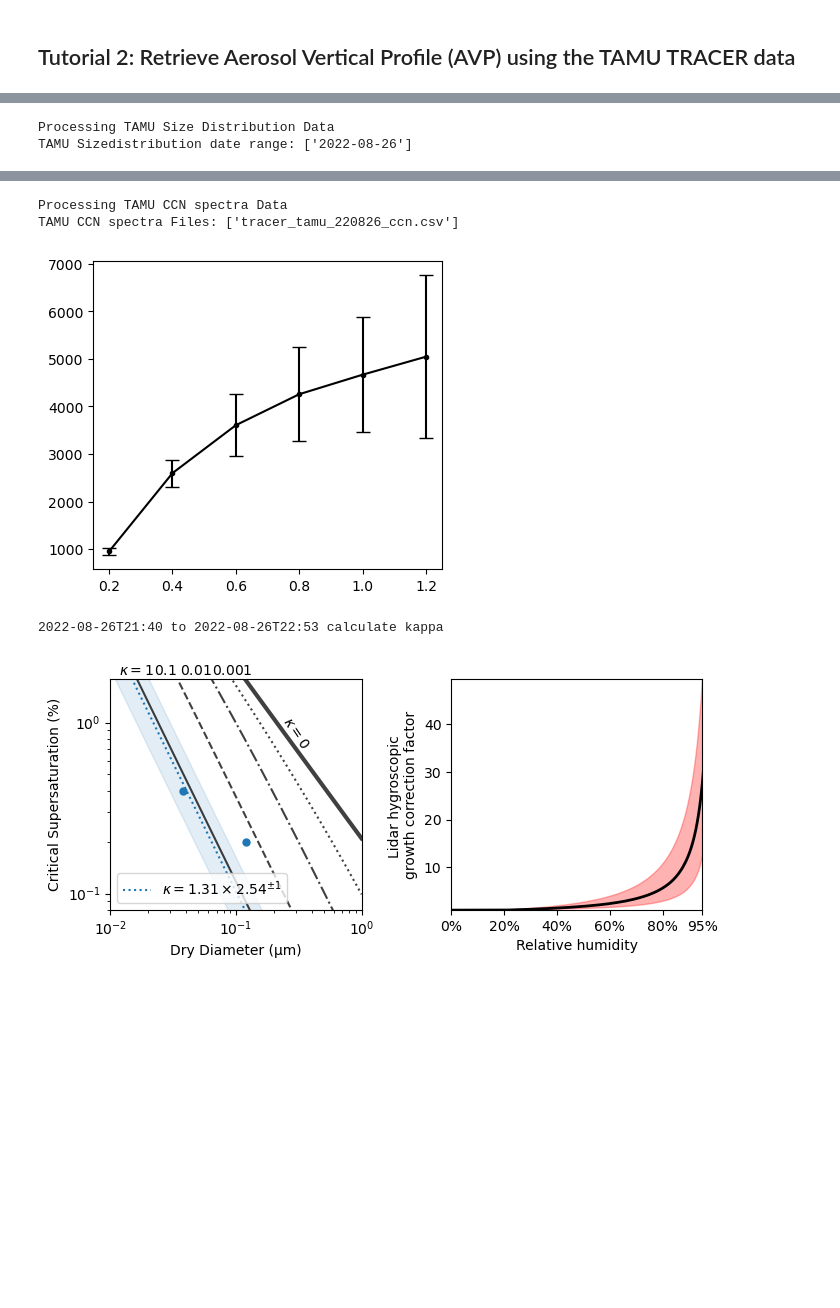
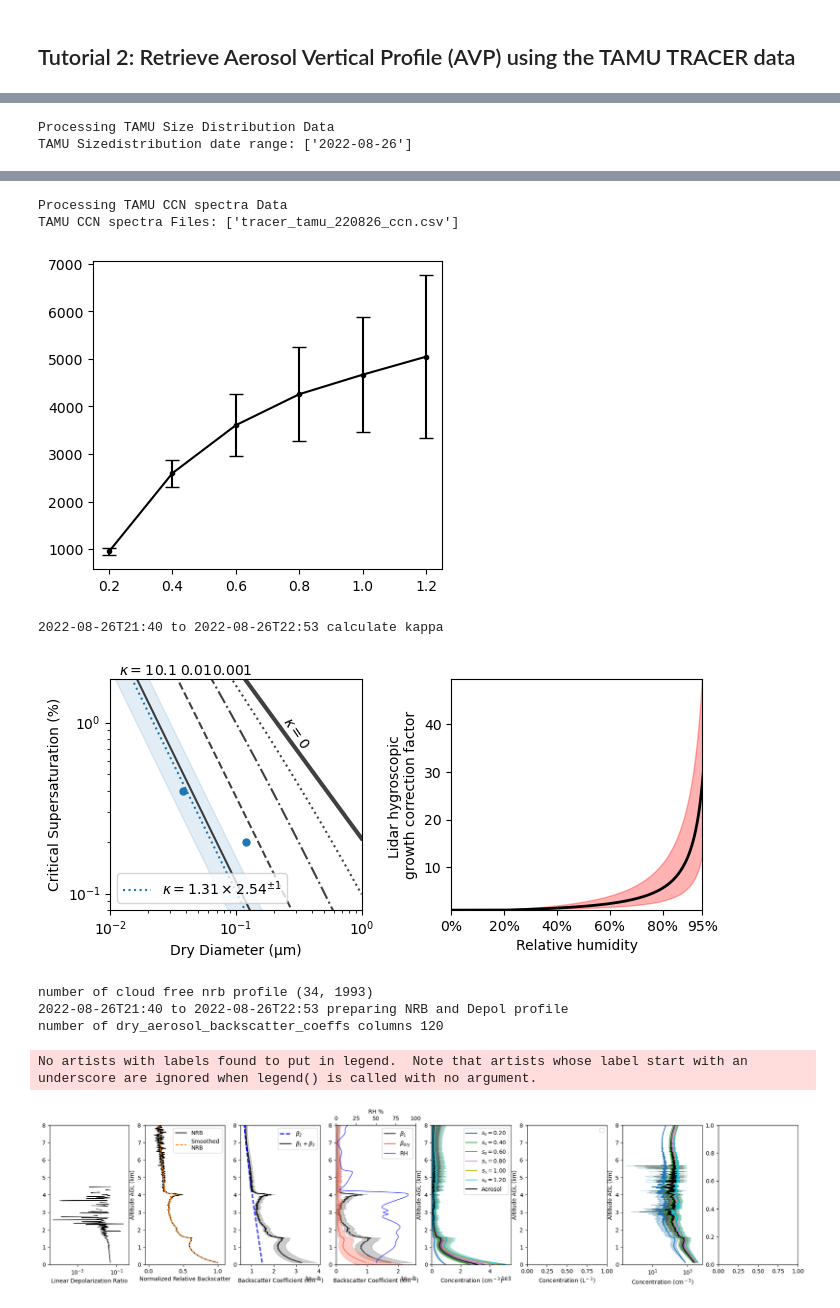
Before and after one commit to bochens/mplavp, a Jupyter notebook: dev/tutorial_2.ipynb, the cells around one changed output, grey strips where cells are left out. Cells and saved outputs as stored; diff of their text form; code cells hidden in the pictures; blank space fills up the shorter version.

```diff
--- a/dev/tutorial_2.ipynb
+++ b/dev/tutorial_2.ipynb
@@ -89,30 +89,86 @@ gmean_kappa, gstd_kappa, all_kappa, _fig, _axs \
                                                         savefig = False, showplot = False, output_folder = output_dir_path)
 
 hf_interp, hf_high_interp, hf_low_interp, _fig, _axs  \
             = tracer_avp_processing.calculate_humidification_factor(start_time, end_time,
                                                                     gmean_kappa, gstd_kappa,
                                                                     merged_diameter, mean_dndlogdp,
                                                                     rh_lim = 0.95, rh_dry = 0.2,
                                                                     fig = fig8, axs = axs8[1],
                                                                     wavelength = 532, ri_real = [1.44, 1.45, 1.46], ri_imaginary = 0, # 1.455
                                                                     savefig = True, showplot = True,
                                                                     output_folder = output_dir_path,
                                                                     fig_name = f'{start_time}_{end_time}_Kappa and humidification factor')
+
+fig10, axs10 = plt.subplots(nrows=1, ncols=8, figsize=(24,4.5))
+
+normalized_nrb, nrb_smoothed, cloudfree_depol_mean, fig9, axs9  \
+            = tracer_avp_processing.mpl_profile_prep(start_time, end_time,
+                                                        cloud_free_column,
+                                                        tamumpl_data.range, tamumpl_data.interpolated_nrb_copol,
+                                                        tamumpl_data.interpolated_nrb_crosspol, high_snr_depol,
+                                                        nb_factor=0.1, merge_range = 4.5, wavelet = "bior3.5" , ylim = 8, # merge_range = 4.5, nb_factor=0.1
+                                                        fig = fig10, axs = [axs10[1],axs10[0]],
+                                                        savefig = False, showplot = False, output_folder = output_dir_path)
+
+bck_results, inv_range, dry_aerosol_backscatter_coeffs, bcksca_coeff_mae, \
+        aerosol_bcksca_coeff_mae, dry_aerosol_bcksca_coeff_mae, \
+        smotothed_rh_profile, blind_inv_range, blind_profile_mae, dry_polyfit_coefficients_list, \
+        fig, axs = tracer_avp_processing.retrieve_backscatter(start_time, end_time,
+                                                                tamumpl_data.range, nrb_smoothed, sonde_beta2,
+                                                                rh_interpolator,
+                                                                hf_interp, hf_high_interp, hf_low_interp,
+                                                                calibration_range = calibration_range, blind_zone = blind_zone,
+                                                                aerosol_lr = [20,30,40,50,60,70,80,90],
+                                                                calibration_beta1_ratio = [0, 0.05, 0.1, 0.15, 0.2],
+                                                                RH_upper_limit = RH_upper_limit,
+                                                                fig = fig10, axs = [axs10[2],axs10[3]],
+                                                                rh_smooth_weight = 1E3,
+                                                                savefig = False, showplot = False, output_folder = output_dir_path)
+
+aerosol_profile_mae, blind_aerosol_profile_mae, CCN_maes, blind_CCN_maes, INP_maes, blind_INP_maes \
+                = tracer_avp_processing.aerosol_profiles(start_time, end_time,
+                                                                inv_range, dry_aerosol_backscatter_coeffs,
+                                                                total_concentration, sem_total_concentration,
+                                                                ss_values, average_N_CCN, sem_N_CCN,
+                                                                None, None,
+                                                                dry_polyfit_coefficients_list, blind_inv_range,  # New parameters
+                                                                blind_zone = blind_zone,
+                                                                fig = fig10, axs = [axs10[4],axs10[6],axs10[5], None], ylim = 8)
+
+tracer_avp_processing.output_data(start_time, end_time, "TAMU",   \
+                                      normalized_nrb, nrb_smoothed, cloudfree_depol_mean, tamumpl_data.range,         \
+                                      bcksca_coeff_mae, inv_range,                                                    \
+                                      aerosol_bcksca_coeff_mae,                                                       \
+                                      dry_aerosol_bcksca_coeff_mae,                                                   \
+                                      smotothed_rh_profile,                                                           \
+                                      merged_diameter, mean_dndlogdp,                                                 \
+                                      ss_values, average_N_CCN, stdev_N_CCN, sem_N_CCN,                               \
+                                      None, None,                                                    \
+                                      total_concentration, sem_total_concentration,                                   \
+                                      gmean_kappa, gstd_kappa,                                                        \
+                                      blind_inv_range, blind_profile_mae,                                             \
+                                      aerosol_profile_mae, blind_aerosol_profile_mae, CCN_maes, blind_CCN_maes,       \
+                                      output_dir_path)
 # %% [output]
 Processing TAMU MPL Data
 MPL files: ['/Users/bochen/TAMU/mplavp/example_data/tamu_minimpl/202208262100.mpl', '/Users/bochen/TAMU/mplavp/example_data/tamu_minimpl/202208262200.mpl']
 /Users/bochen/TAMU/mplavp/example_data/tamu_radiosonde/TAMU_TRACER_20220826_2134_95.99W_30.09N_TSPOTINT.txt
 Processing TAMU Radiosonde Data
 TAMU Radiosonde Files: /Users/bochen/TAMU/mplavp/example_data/tamu_radiosonde/TAMU_TRACER_20220826_2134_95.99W_30.09N_TSPOTINT.txt
 TAMU Raidosonde Launch Time is 2022-08-26T21:34:24
 [figure]
 [figure]
 Processing TAMU Size Distribution Data
 TAMU Sizedistribution date range: ['2022-08-26']
 [figure]
 [figure]
 Processing TAMU CCN spectra Data
 TAMU CCN spectra Files: ['tracer_tamu_220826_ccn.csv']
 [figure]
 2022-08-26T21:40 to 2022-08-26T22:53 calculate kappa
 [figure]
+number of cloud free nrb profile (34, 1993)
+2022-08-26T21:40 to 2022-08-26T22:53 preparing NRB and Depol profile
+number of dry_aerosol_backscatter_coeffs columns 120
+No artists with labels found to put in legend.  Note that artists whose label start with an underscore are ignored when legend() is called with no argument.
+[figure, added]
```
Also changed, not shown: 1 other file.
